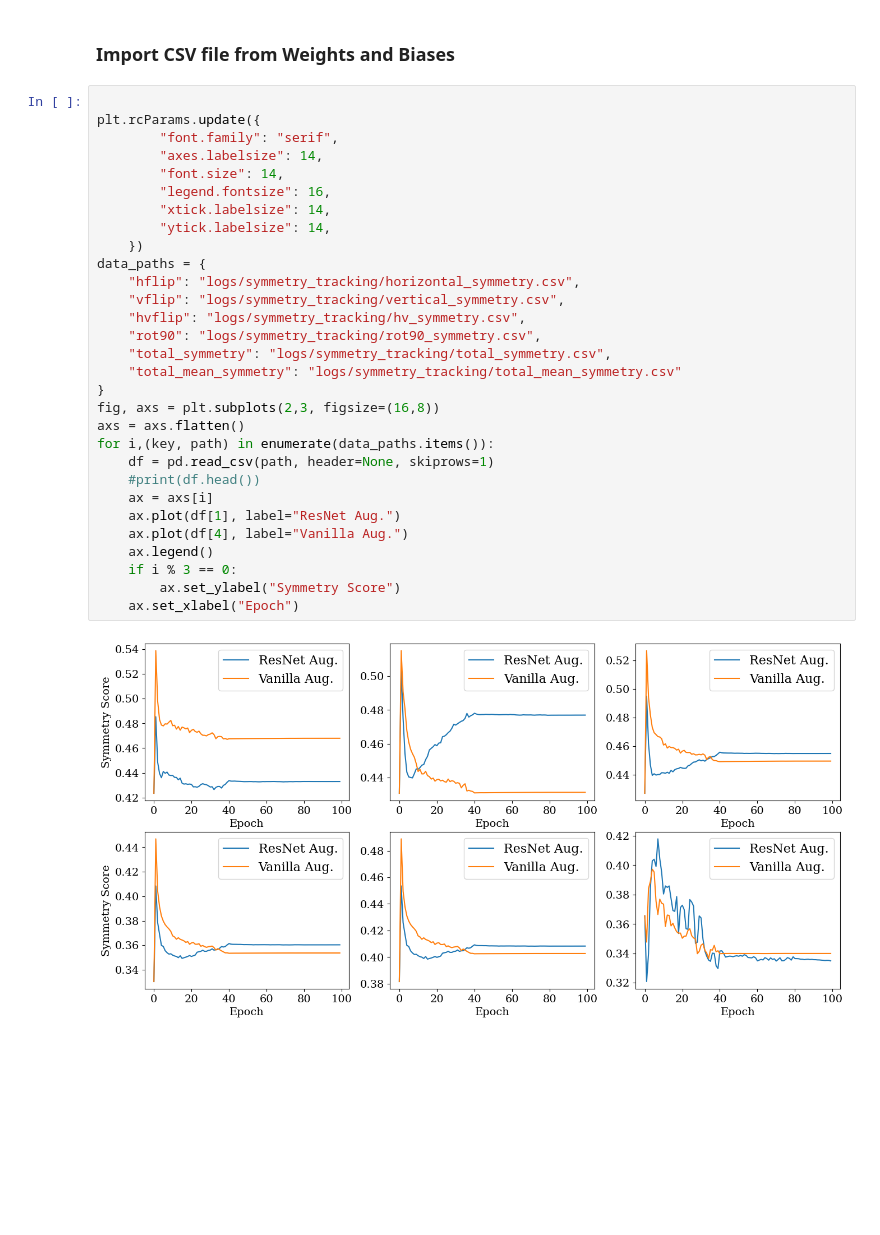
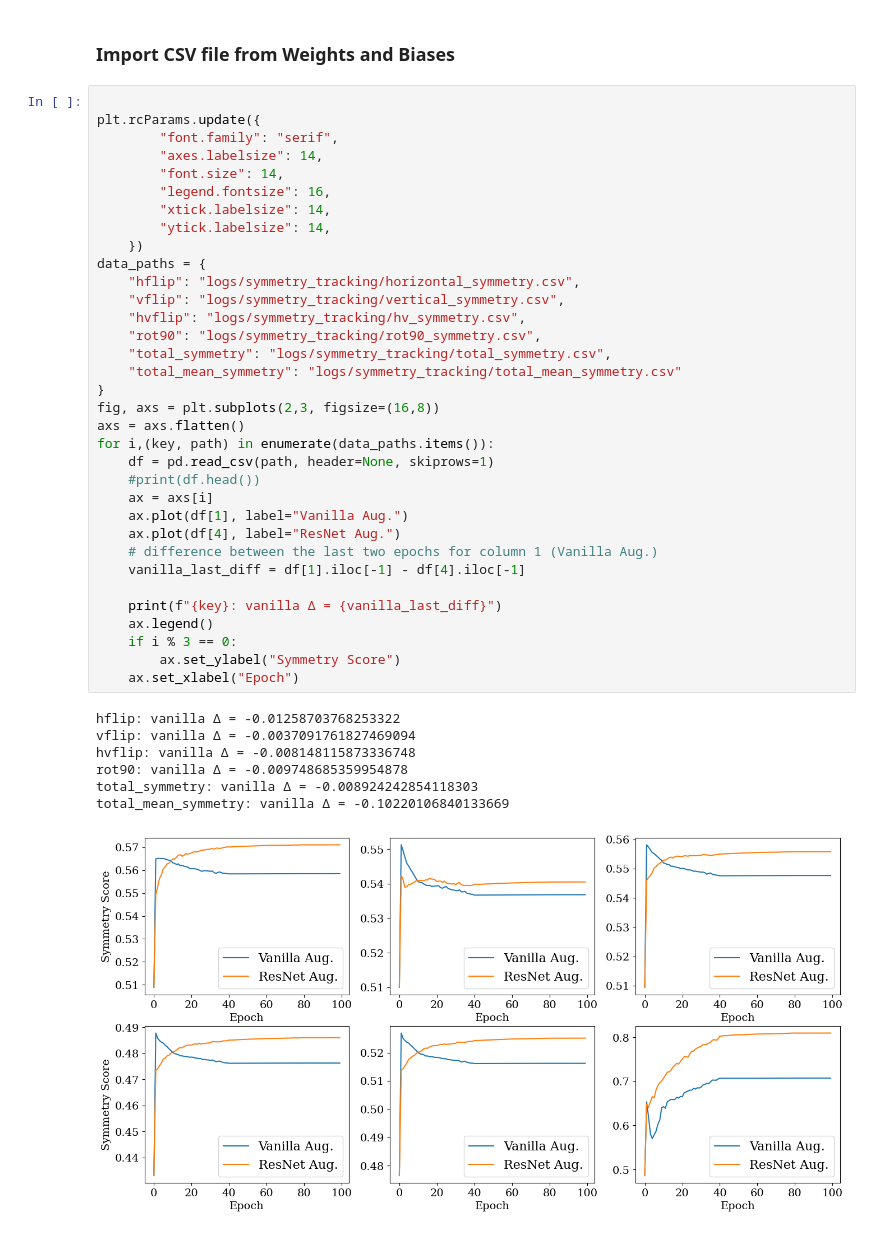
Before and after one commit to lukasVierling/Geometric_Connectivity, a Jupyter notebook: connectivity.ipynb, the cells around one changed output. Drawn from its saved outputs; the diff is of its cells as text; blank space fills up the shorter version.

```diff
--- a/connectivity.ipynb
+++ b/connectivity.ipynb
@@ -382,32 +382,42 @@ plt.show()
 # %%
 
 plt.rcParams.update({
         "font.family": "serif",
         "axes.labelsize": 14,
         "font.size": 14,
         "legend.fontsize": 16,
         "xtick.labelsize": 14,
         "ytick.labelsize": 14,
     })
 data_paths = {
     "hflip": "logs/symmetry_tracking/horizontal_symmetry.csv",
     "vflip": "logs/symmetry_tracking/vertical_symmetry.csv",
     "hvflip": "logs/symmetry_tracking/hv_symmetry.csv",
     "rot90": "logs/symmetry_tracking/rot90_symmetry.csv",
     "total_symmetry": "logs/symmetry_tracking/total_symmetry.csv",
     "total_mean_symmetry": "logs/symmetry_tracking/total_mean_symmetry.csv"
 }
 fig, axs = plt.subplots(2,3, figsize=(16,8))
 axs = axs.flatten()
 for i,(key, path) in enumerate(data_paths.items()):
     df = pd.read_csv(path, header=None, skiprows=1)
     #print(df.head())
     ax = axs[i]
-    ax.plot(df[1], label="ResNet Aug.")
-    ax.plot(df[4], label="Vanilla Aug.")
+    ax.plot(df[1], label="Vanilla Aug.")
+    ax.plot(df[4], label="ResNet Aug.")
+    # difference between the last two epochs for column 1 (Vanilla Aug.)
+    vanilla_last_diff = df[1].iloc[-1] - df[4].iloc[-1]
+
+    print(f"{key}: vanilla Δ = {vanilla_last_diff}")
     ax.legend()
     if i % 3 == 0:
         ax.set_ylabel("Symmetry Score")
     ax.set_xlabel("Epoch")
 # %% [output]
+hflip: vanilla Δ = -0.01258703768253322
+vflip: vanilla Δ = -0.0037091761827469094
+hvflip: vanilla Δ = -0.008148115873336748
+rot90: vanilla Δ = -0.009748685359954878
+total_symmetry: vanilla Δ = -0.008924242854118303
+total_mean_symmetry: vanilla Δ = -0.10220106840133669
-[figure, old version]
+[figure, new version]
```
Also changed, not shown: 8 other files.
